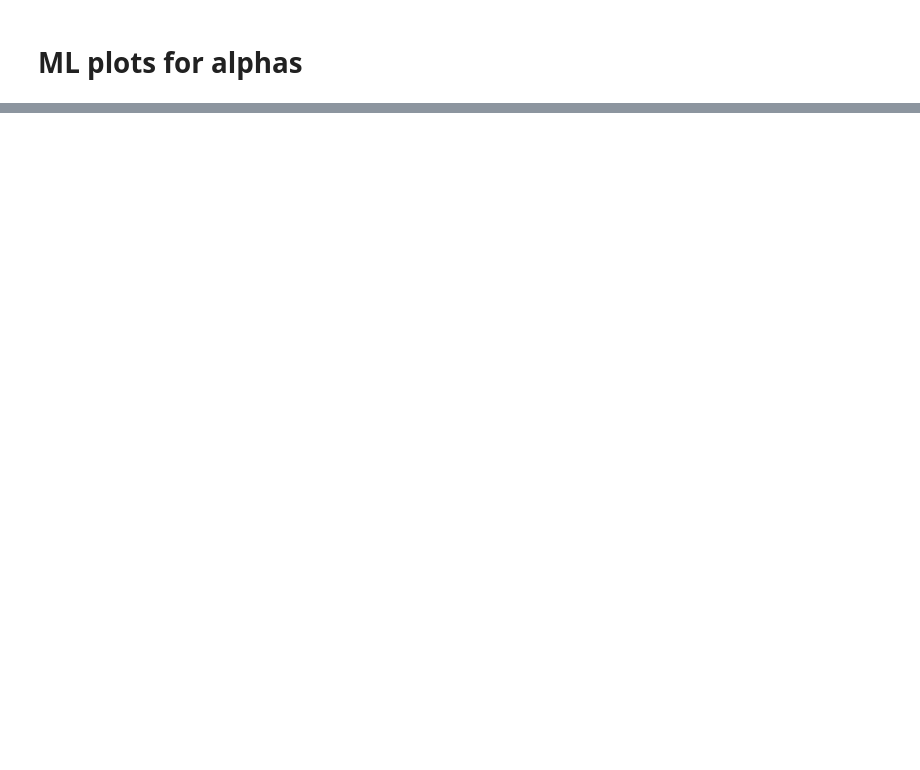
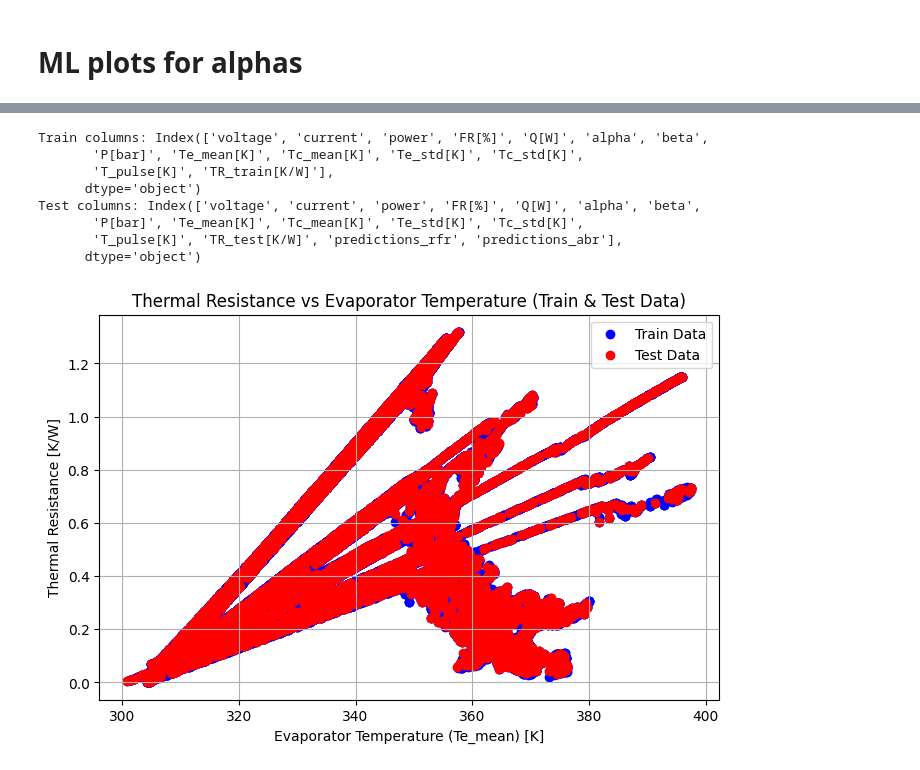
Before and after one commit to kamleshparmar17/Advanced_PulseHeatPipe_krp, a Jupyter notebook: data/ml_data/d4_alpha_ml_plot.ipynb, the cells around one changed output, grey strips where cells are left out. Saved outputs shown, nothing was run; the diff lists cells and outputs as text; code cells hidden in the pictures; blank space fills up the shorter version.

```diff
--- a/data/ml_data/d4_alpha_ml_plot.ipynb
+++ b/data/ml_data/d4_alpha_ml_plot.ipynb
@@ -2,0 +32,37 @@
+# %%
+# Step 1: Plot TR_train [K/W] vs Te_mean [K] from x_y_train.csv
+# Step 2: Plot TR_test [K/W] vs Te_mean [K] from x_y_test_predictions.csv
+
+import pandas as pd
+import matplotlib.pyplot as plt
+
+# Load the training data
+df_train = pd.read_csv('../ml_data/x_y_train.csv')
+
+# Load the test data
+df_test = pd.read_csv('../ml_data/x_y_test_predictions.csv')
+
+# Check the columns to ensure correct names
+print("Train columns:", df_train.columns)
+print("Test columns:", df_test.columns)
+
+# Plot
+plt.figure(figsize=(8, 5))
+plt.scatter(df_train['Te_mean[K]'], df_train['TR_train[K/W]'], color='blue', label='Train Data')
+plt.scatter(df_test['Te_mean[K]'], df_test['TR_test[K/W]'], color='red', label='Test Data')
+plt.xlabel('Evaporator Temperature (Te_mean) [K]')
+plt.ylabel('Thermal Resistance [K/W]')
+plt.title('Thermal Resistance vs Evaporator Temperature (Train & Test Data)')
+plt.legend()
+plt.grid(True)
+plt.show()
+# %% [output]
+Train columns: Index(['voltage', 'current', 'power', 'FR[%]', 'Q[W]', 'alpha', 'beta',
+       'P[bar]', 'Te_mean[K]', 'Tc_mean[K]', 'Te_std[K]', 'Tc_std[K]',
+       'T_pulse[K]', 'TR_train[K/W]'],
+      dtype='object')
+Test columns: Index(['voltage', 'current', 'power', 'FR[%]', 'Q[W]', 'alpha', 'beta',
+       'P[bar]', 'Te_mean[K]', 'Tc_mean[K]', 'Te_std[K]', 'Tc_std[K]',
+       'T_pulse[K]', 'TR_test[K/W]', 'predictions_rfr', 'predictions_abr'],
+      dtype='object')
+[figure, added]
```
Also changed, not shown: parts of 16 cells of this notebook, 2 other files.
